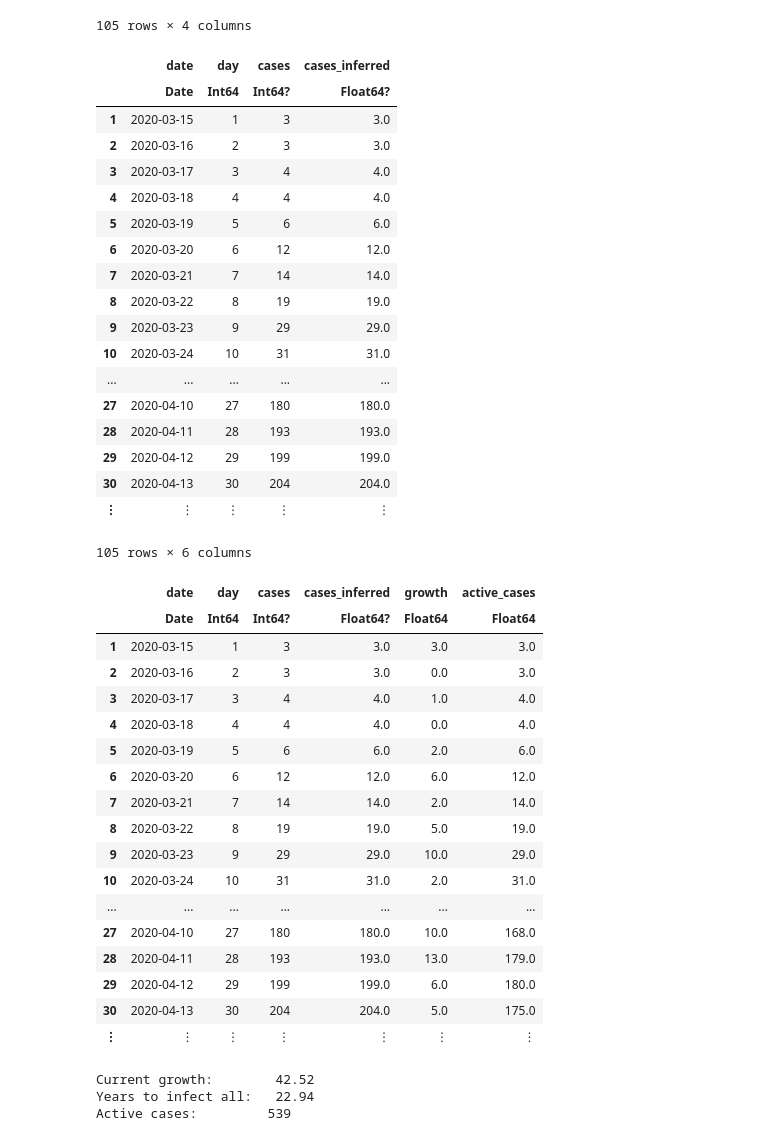
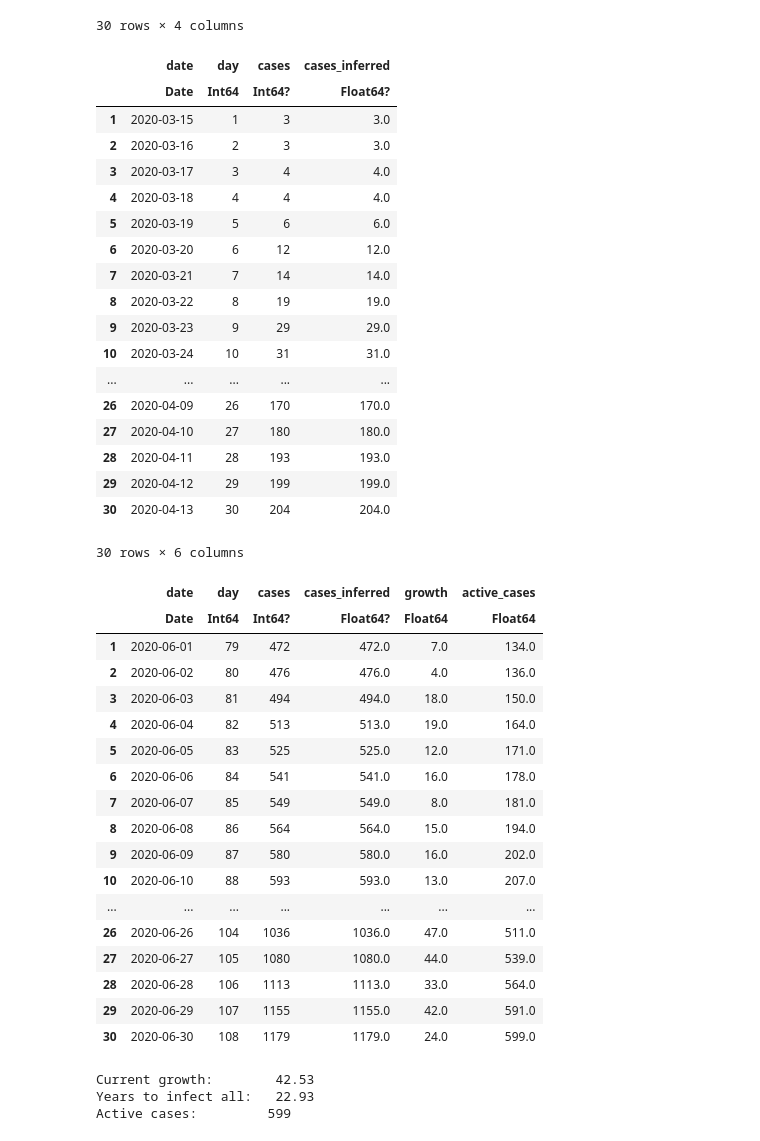
Before and after one commit to DevJac/covid-graphs, a Jupyter notebook: COVID19 in Davis County.ipynb, the cells around one changed output. Cells and saved outputs as stored; diff of their text form; code cells hidden in the pictures.

```diff
--- a/COVID19 in Davis County.ipynb
+++ b/COVID19 in Davis County.ipynb
@@ -108,6 +108,9 @@ d = [
     (Date(2020, 6, 25), 989, 65, 4),
     (Date(2020, 6, 26), 1036, 70, 4),
     (Date(2020, 6, 27), 1080, 75, 4),
+    (Date(2020, 6, 28), 1113, 76, 4),
+    (Date(2020, 6, 29), 1155, 80, 5),
+    (Date(2020, 6, 30), 1179, 79, 5),
 ];
 # %%
 dates = d[1][1] : Day(1) : d[end][1]
@@ -116,9 +119,9 @@ for t in d
     df[df.date .== t[1], :cases] = [t[2]]
 end
 df.cases_inferred = Impute.interp(convert(Array{Union{Missing,Float64}}, df[:, :cases]))
-df
+first(df, 30)
 # %% [output]
-105 rows × 4 columns
+30 rows × 4 columns
 |  | date | day | cases | cases_inferred |
 |  | Date | Int64 | Int64? | Float64? |
 | 1 | 2020-03-15 | 1 | 3 | 3.0 |
@@ -132,9 +135,9 @@ df
 | 9 | 2020-03-23 | 9 | 29 | 29.0 |
 | 10 | 2020-03-24 | 10 | 31 | 31.0 |
 | ... | ... | ... | ... | ... |
+| 26 | 2020-04-09 | 26 | 170 | 170.0 |
 | 27 | 2020-04-10 | 27 | 180 | 180.0 |
 | 28 | 2020-04-11 | 28 | 193 | 193.0 |
 | 29 | 2020-04-12 | 29 | 199 | 199.0 |
 | 30 | 2020-04-13 | 30 | 204 | 204.0 |
-| ⋮ | ⋮ | ⋮ | ⋮ | ⋮ |
 # %%
@@ -143,35 +146,35 @@ df
 # %%
 growth = Float64[]
 active_cases = Float64[]
 for i in 1:length(axes(df, 1))
     cases_yesterday = i > 1 ? df[i-1, :cases_inferred] : 0
     cases_today = df[i, :cases_inferred]
     push!(growth, cases_today - cases_yesterday)
     push!(active_cases, sum(j < 1 ? 0 : growth[j] for j in i-20:i))
 end
 df.growth = growth
 df.active_cases = active_cases
-df
+last(df, 30)
 # %% [output]
-105 rows × 6 columns
+30 rows × 6 columns
 |  | date | day | cases | cases_inferred | growth | active_cases |
 |  | Date | Int64 | Int64? | Float64? | Float64 | Float64 |
-| 1 | 2020-03-15 | 1 | 3 | 3.0 | 3.0 | 3.0 |
-| 2 | 2020-03-16 | 2 | 3 | 3.0 | 0.0 | 3.0 |
-| 3 | 2020-03-17 | 3 | 4 | 4.0 | 1.0 | 4.0 |
-| 4 | 2020-03-18 | 4 | 4 | 4.0 | 0.0 | 4.0 |
-| 5 | 2020-03-19 | 5 | 6 | 6.0 | 2.0 | 6.0 |
-| 6 | 2020-03-20 | 6 | 12 | 12.0 | 6.0 | 12.0 |
-| 7 | 2020-03-21 | 7 | 14 | 14.0 | 2.0 | 14.0 |
-| 8 | 2020-03-22 | 8 | 19 | 19.0 | 5.0 | 19.0 |
-| 9 | 2020-03-23 | 9 | 29 | 29.0 | 10.0 | 29.0 |
-| 10 | 2020-03-24 | 10 | 31 | 31.0 | 2.0 | 31.0 |
+| 1 | 2020-06-01 | 79 | 472 | 472.0 | 7.0 | 134.0 |
+| 2 | 2020-06-02 | 80 | 476 | 476.0 | 4.0 | 136.0 |
+| 3 | 2020-06-03 | 81 | 494 | 494.0 | 18.0 | 150.0 |
+| 4 | 2020-06-04 | 82 | 513 | 513.0 | 19.0 | 164.0 |
+| 5 | 2020-06-05 | 83 | 525 | 525.0 | 12.0 | 171.0 |
+| 6 | 2020-06-06 | 84 | 541 | 541.0 | 16.0 | 178.0 |
+| 7 | 2020-06-07 | 85 | 549 | 549.0 | 8.0 | 181.0 |
+| 8 | 2020-06-08 | 86 | 564 | 564.0 | 15.0 | 194.0 |
+| 9 | 2020-06-09 | 87 | 580 | 580.0 | 16.0 | 202.0 |
+| 10 | 2020-06-10 | 88 | 593 | 593.0 | 13.0 | 207.0 |
 | ... | ... | ... | ... | ... | ... | ... |
-| 27 | 2020-04-10 | 27 | 180 | 180.0 | 10.0 | 168.0 |
-| 28 | 2020-04-11 | 28 | 193 | 193.0 | 13.0 | 179.0 |
-| 29 | 2020-04-12 | 29 | 199 | 199.0 | 6.0 | 180.0 |
-| 30 | 2020-04-13 | 30 | 204 | 204.0 | 5.0 | 175.0 |
-| ⋮ | ⋮ | ⋮ | ⋮ | ⋮ | ⋮ | ⋮ |
+| 26 | 2020-06-26 | 104 | 1036 | 1036.0 | 47.0 | 511.0 |
+| 27 | 2020-06-27 | 105 | 1080 | 1080.0 | 44.0 | 539.0 |
+| 28 | 2020-06-28 | 106 | 1113 | 1113.0 | 33.0 | 564.0 |
+| 29 | 2020-06-29 | 107 | 1155 | 1155.0 | 42.0 | 591.0 |
+| 30 | 2020-06-30 | 108 | 1179 | 1179.0 | 24.0 | 599.0 |
 # %%
 growth_model = loess(df[:, :day], convert(Array{Float64}, df[:, :growth]));
 predicted_growth(day) = predict(growth_model, [(day - dates[1]).value + 1.0]);
@@ -187,6 +190,6 @@ current_growth = predicted_growth(dates[end])
     davis_county_population / current_growth / 365,
     df.active_cases[end])
 # %% [output]
-Current growth:        42.52
-Years to infect all:   22.94
-Active cases:         539
+Current growth:        42.53
+Years to infect all:   22.93
+Active cases:         599
```
Also changed, not shown: parts of 1 cell of this notebook, 3 other files.
